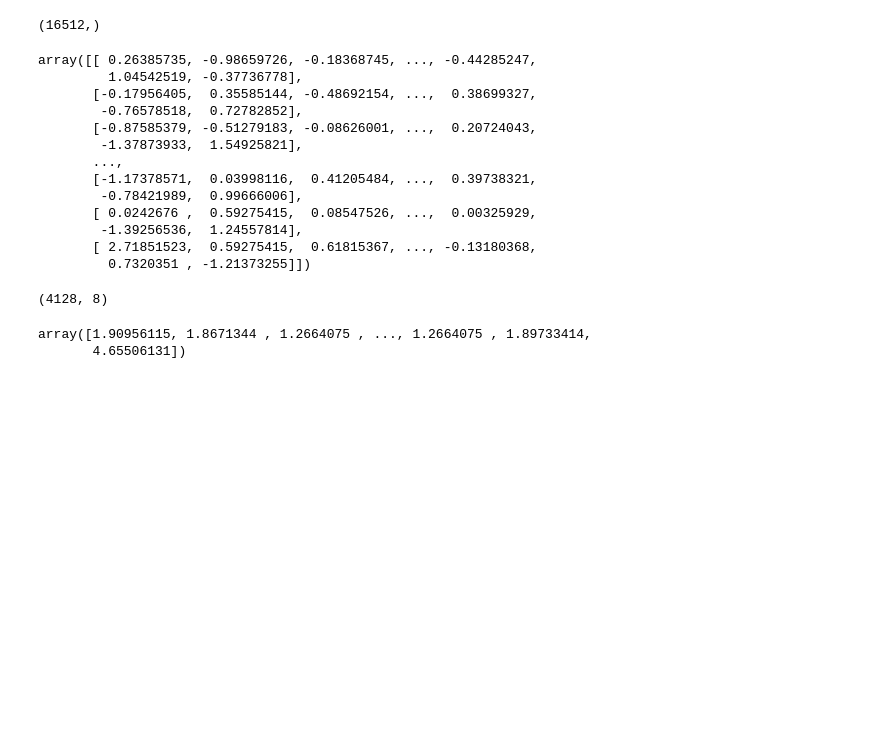
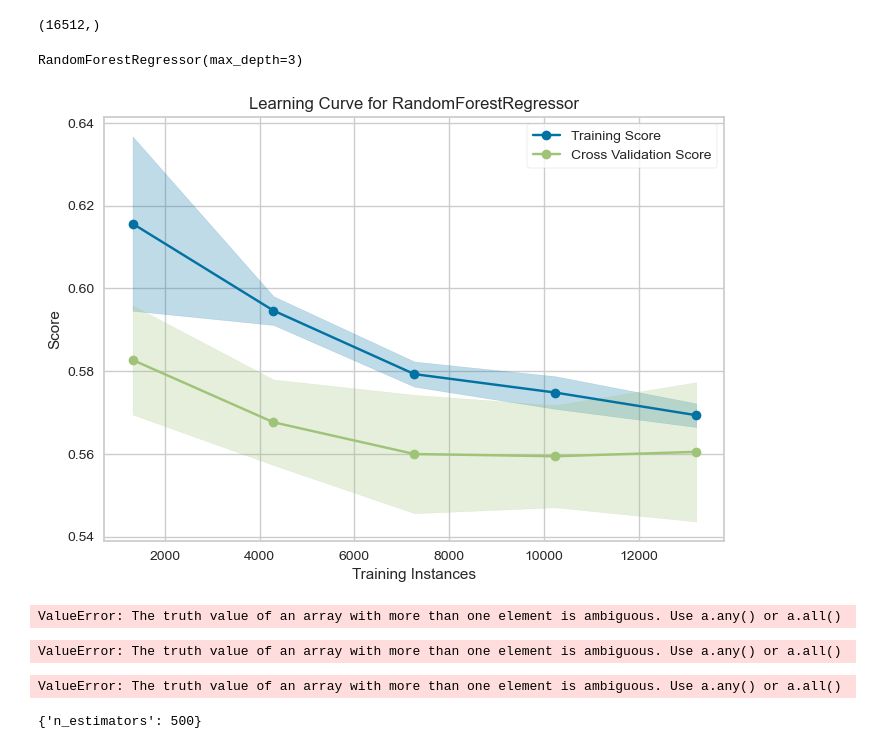
Before and after one commit to Elicit3495/MachineLearningProject22, a Jupyter notebook: Untitled6.ipynb, the cells around one changed output. Saved outputs shown, nothing was run; the diff lists cells and outputs as text; code cells hidden in the pictures; blank space fills up the shorter version.

```diff
--- a/Untitled6.ipynb
+++ b/Untitled6.ipynb
@@ -201,25 +198,11 @@ from sklearn.metrics import mean_squared_error as mse
 # %%
-rfr = RandomForestRegressor(n_estimators=400,
-    max_depth=3)
+rfr = RandomForestRegressor(n_estimators=100,max_depth=3)
 # %%
 X_train.shape #16512, 8
 y_train.shape #16512, 8
 # %% [output]
 (16512,)
 # %%
-rfr.fit(X_test, y_test)
-X_test
+rfr.fit(X_train, y_train)
 # %% [output]
-array([[ 0.26385735, -0.98659726, -0.18368745, ..., -0.44285247,
-         1.04542519, -0.37736778],
-       [-0.17956405,  0.35585144, -0.48692154, ...,  0.38699327,
-        -0.76578518,  0.72782852],
-       [-0.87585379, -0.51279183, -0.08626001, ...,  0.20724043,
-        -1.37873933,  1.54925821],
-       ...,
-       [-1.17378571,  0.03998116,  0.41205484, ...,  0.39738321,
-        -0.78421989,  0.99666006],
-       [ 0.0242676 ,  0.59275415,  0.08547526, ...,  0.00325929,
-        -1.39256536,  1.24557814],
-       [ 2.71851523,  0.59275415,  0.61815367, ..., -0.13180368,
-         0.7320351 , -1.21373255]])
+RandomForestRegressor(max_depth=3)
@@ -226,4 +211,7 @@ array([[ 0.26385735, -0.98659726, -0.18368745, ..., -0.44285247,
 # %%
-X_test.shape
+learning_curve(estimator=rfr, X=X_train, y=y_train)
 # %% [output]
+[figure, added]
-(4128, 8)
+ValueError: The truth value of an array with more than one element is ambiguous. Use a.any() or a.all()
+ValueError: The truth value of an array with more than one element is ambiguous. Use a.any() or a.all()
+ValueError: The truth value of an array with more than one element is ambiguous. Use a.any() or a.all()
@@ -230,5 +221,2 @@ X_test.shape
 # %%
-rfr.predict(X_test)
+model = GridSearchCV(estimator=rfr, param_grid=param_grid)
-# %% [output]
-array([1.90956115, 1.8671344 , 1.2664075 , ..., 1.2664075 , 1.89733414,
-       4.65506131])
@@ -234,0 +225,4 @@ array([1.90956115, 1.8671344 , 1.2664075 , ..., 1.2664075 , 1.89733414,
+# %%
+best_model.best_params_
+# %% [output]
+{'n_estimators': 500}
```
Also changed, not shown: parts of 10 cells of this notebook.
